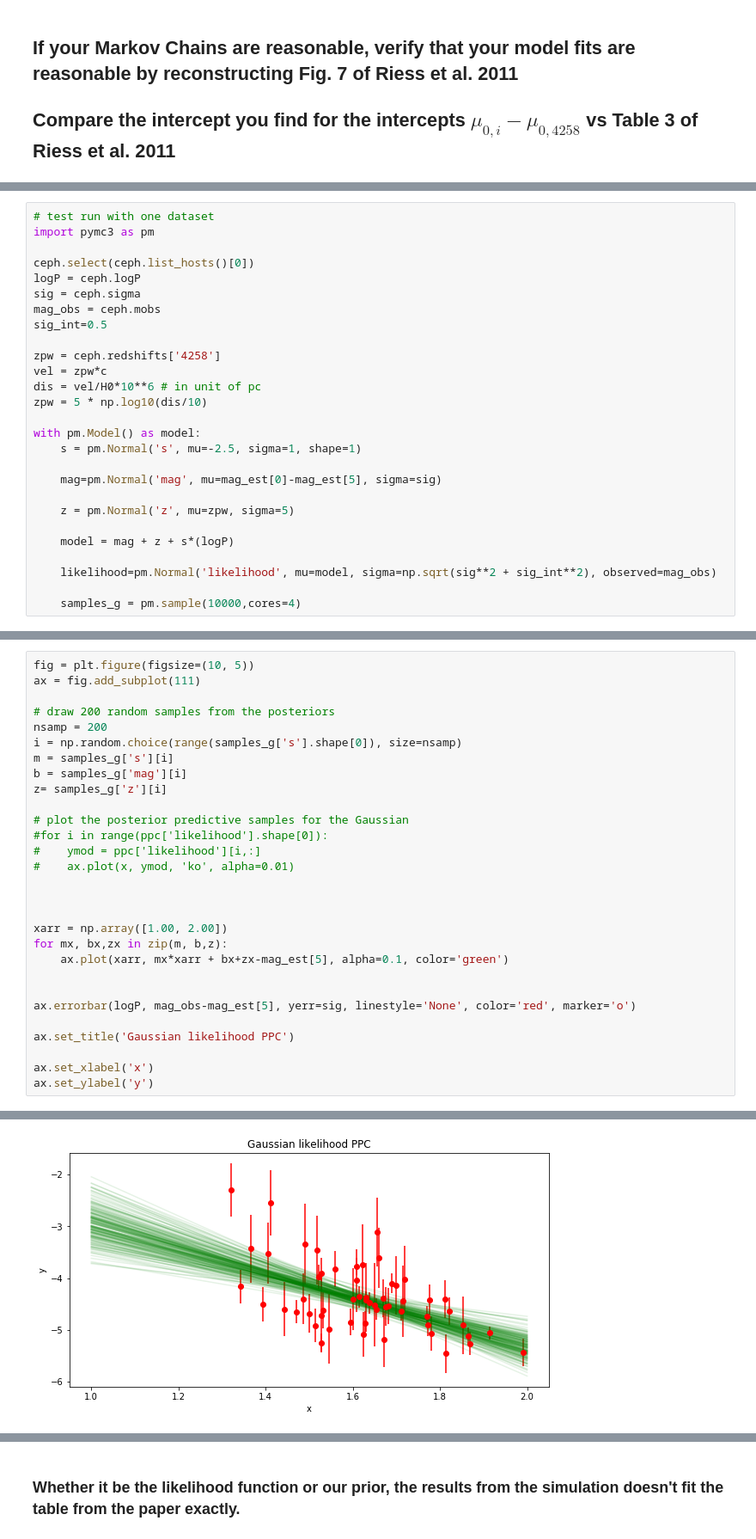
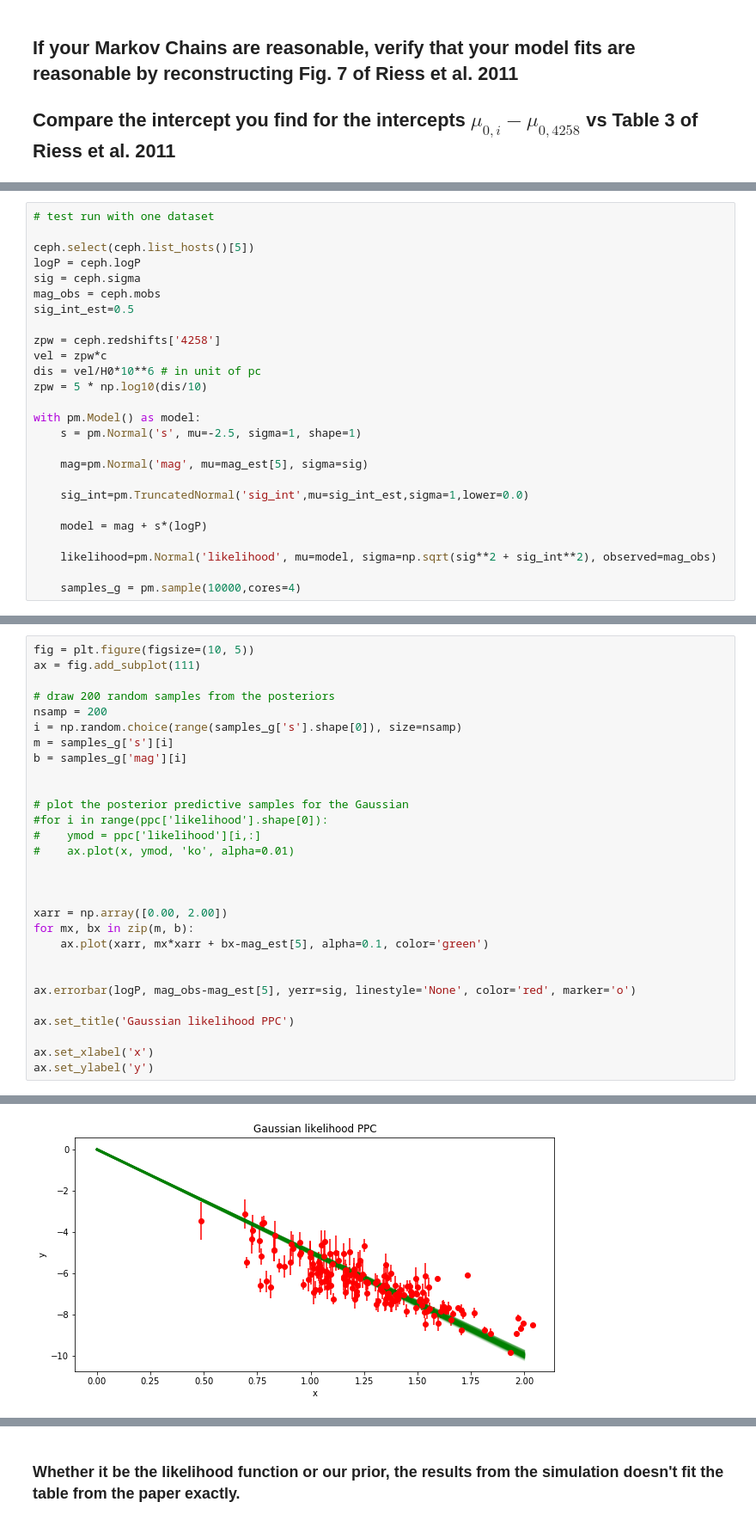
Before and after one commit to gnarayan/ast596_2020_Spring, a Jupyter notebook: homework/Cyrus_Liu/05_midterm/midterm_Cyrus.ipynb, the cells around one changed output, grey strips where cells are left out. Shown at 86% size. Saved outputs shown, nothing was run; the diff lists cells and outputs as text.

```diff
--- a/homework/Cyrus_Liu/05_midterm/midterm_Cyrus.ipynb
+++ b/homework/Cyrus_Liu/05_midterm/midterm_Cyrus.ipynb
@@ -154,12 +156,11 @@ These will be our estimate of offsets:
 # %%
 # test run with one dataset
-import pymc3 as pm
 
-ceph.select(ceph.list_hosts()[0])
+ceph.select(ceph.list_hosts()[5])
 logP = ceph.logP
 sig = ceph.sigma
 mag_obs = ceph.mobs
-sig_int=0.5
+sig_int_est=0.5
 
 zpw = ceph.redshifts['4258']
 vel = zpw*c
@@ -169,11 +170,11 @@ zpw = 5 * np.log10(dis/10)
 with pm.Model() as model:
     s = pm.Normal('s', mu=-2.5, sigma=1, shape=1)
 
-    mag=pm.Normal('mag', mu=mag_est[0]-mag_est[5], sigma=sig)
+    mag=pm.Normal('mag', mu=mag_est[5], sigma=sig)
 
-    z = pm.Normal('z', mu=zpw, sigma=5)
+    sig_int=pm.TruncatedNormal('sig_int',mu=sig_int_est,sigma=1,lower=0.0)
 
-    model = mag + z + s*(logP)
+    model = mag + s*(logP)
 
     likelihood=pm.Normal('likelihood', mu=model, sigma=np.sqrt(sig**2 + sig_int**2), observed=mag_obs)
 
@@ -233,35 +226,35 @@ pm.summary(samples_g)
 # %%
 fig = plt.figure(figsize=(10, 5))
 ax = fig.add_subplot(111)
 
 # draw 200 random samples from the posteriors
 nsamp = 200
 i = np.random.choice(range(samples_g['s'].shape[0]), size=nsamp)
 m = samples_g['s'][i]
 b = samples_g['mag'][i]
-z= samples_g['z'][i]
+
 
 # plot the posterior predictive samples for the Gaussian
 #for i in range(ppc['likelihood'].shape[0]):
 #    ymod = ppc['likelihood'][i,:]
 #    ax.plot(x, ymod, 'ko', alpha=0.01)
 
 
 
-xarr = np.array([1.00, 2.00])
-for mx, bx,zx in zip(m, b,z):
-    ax.plot(xarr, mx*xarr + bx+zx-mag_est[5], alpha=0.1, color='green')
+xarr = np.array([0.00, 2.00])
+for mx, bx in zip(m, b):
+    ax.plot(xarr, mx*xarr + bx-mag_est[5], alpha=0.1, color='green')
 
 
 ax.errorbar(logP, mag_obs-mag_est[5], yerr=sig, linestyle='None', color='red', marker='o')
 
 ax.set_title('Gaussian likelihood PPC')
 
 ax.set_xlabel('x')
 ax.set_ylabel('y')
 # %% [output]
 Text(0, 0.5, 'y')
-[figure, old version]
+[figure, new version]
 # %%
 # this is the real thing: (this is going to be a lot of repetitive work)
 
```
Also changed, not shown: parts of 14 cells of this notebook, 1 other file.
